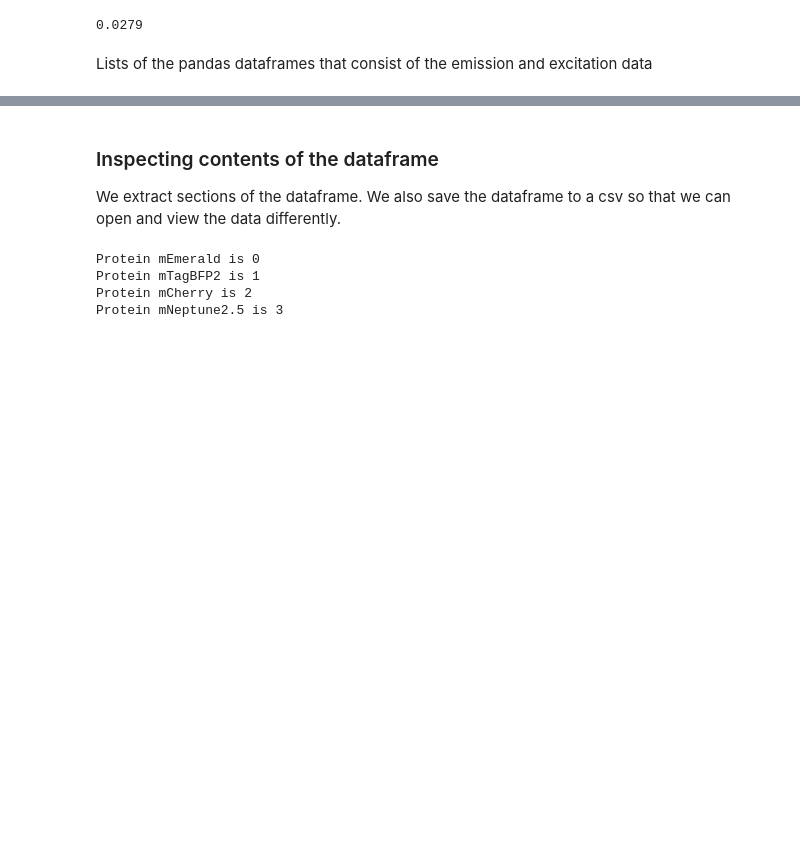
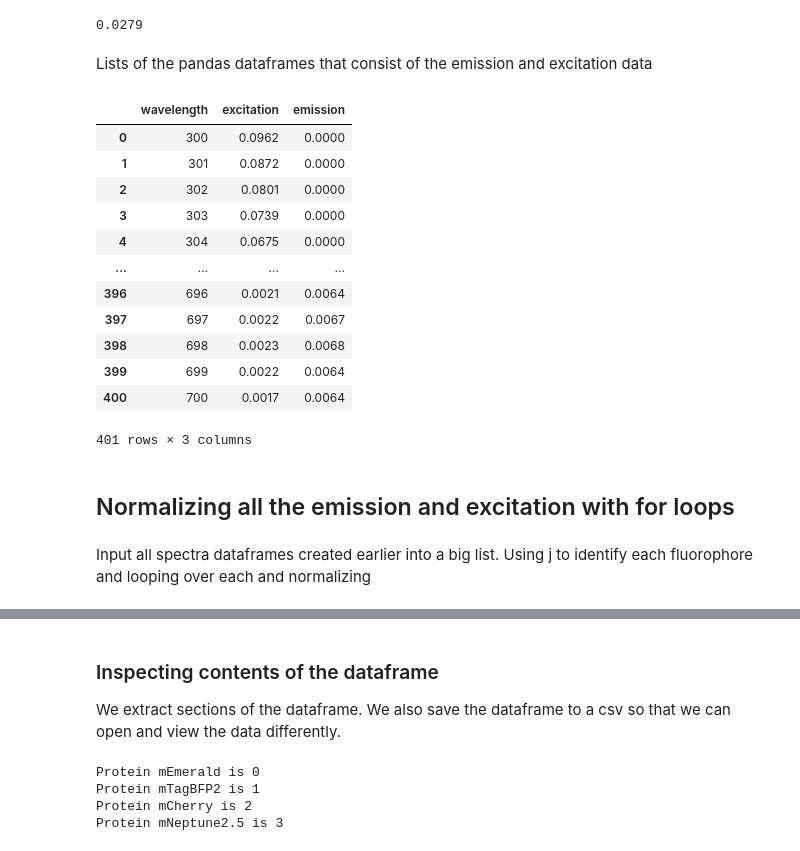
Before and after one commit to PatrickLaRiviereLab/hyperspectral, a Jupyter notebook: Database.ipynb, the cells around one changed output, grey strips where cells are left out. Saved outputs shown, nothing was run; the diff lists cells and outputs as text; code cells hidden in the pictures; blank space fills up the shorter version.

Commit message:
Normalizing spectra

```diff
--- a/Database.ipynb
+++ b/Database.ipynb
@@ -54,3 +54,33 @@ mNeptune_photons[p_5]
 0.0279
 # %% [markdown]
 Lists of the pandas dataframes that consist of the emission and excitation data
+# %%
+df_mEmerald = pd.read_csv('mEmerald_fpbase_spectra.csv')
+df_mEmerald.fillna(0, inplace = True)
+df_mTagBFP2 = pd.read_csv('mTagBFP2_fpbase_spectra.csv')
+df_mTagBFP2.fillna(0, inplace = True)
+df_mCherry = pd.read_csv('mCherry_fpbase_spectra.csv')
+df_mCherry.fillna(0, inplace = True)
+df_mNeptune2p5 = pd.read_csv('mNeptune2p5_fbpase_spectra.csv')
+df_mNeptune2p5.fillna(0, inplace = True)
+# %%
+mEmerald_columns = df_mEmerald.rename(columns ={'mEmerald ex': 'excitation', 'mEmerald em': 'emission'})
+mTagBFP2_columns = df_mTagBFP2.rename(columns ={'mTagBFP2 ex': 'excitation', 'mTagBFP2 em': 'emission'})
+mCherry_columns = df_mCherry.rename(columns ={'mCherry ex': 'excitation', 'mCherry em': 'emission'})
+mNeptune2p5_columns = df_mNeptune2p5.rename(columns ={'mNeptune2.5 ex': 'excitation', 'mNeptune2.5 em': 'emission'})
+type(mNeptune2p5_columns['excitation'])
+mEmerald_columns
+# %% [output]
+|  | wavelength | excitation | emission |
+| 0 | 300 | 0.0962 | 0.0000 |
+| 1 | 301 | 0.0872 | 0.0000 |
+| 2 | 302 | 0.0801 | 0.0000 |
+| 3 | 303 | 0.0739 | 0.0000 |
+| 4 | 304 | 0.0675 | 0.0000 |
+| ... | ... | ... | ... |
+| 396 | 696 | 0.0021 | 0.0064 |
+| 397 | 697 | 0.0022 | 0.0067 |
+| 398 | 698 | 0.0023 | 0.0068 |
+| 399 | 699 | 0.0022 | 0.0064 |
+| 400 | 700 | 0.0017 | 0.0064 |
+401 rows × 3 columns
@@ -56,0 +100,4 @@ Lists of the pandas dataframes that consist of the emission and excitation data
+# %% [markdown]
+## Normalizing all the emission and excitation with for loops
+# %% [markdown]
+Input all spectra dataframes created earlier into a big list. Using j to identify each fluorophore and looping over each and normalizing
```
Also changed, not shown: parts of 5 cells of this notebook, 1 other file.
